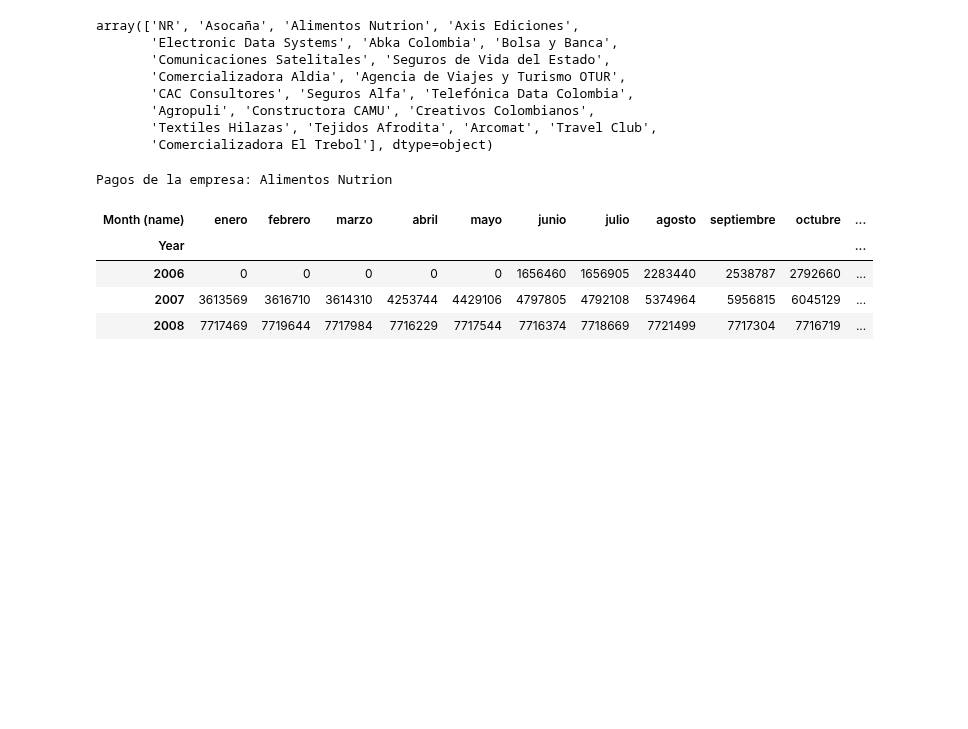
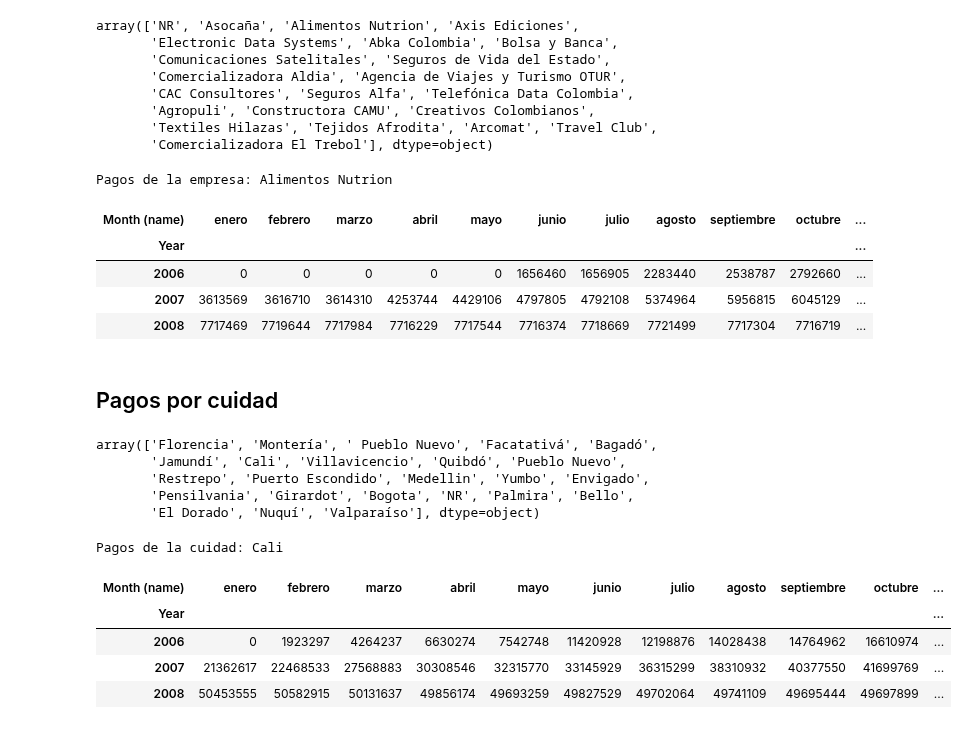
Before and after one commit to Jujo2040751/Proyecto-DataScience, a Jupyter notebook: proy.ipynb, the cells around one changed output. Drawn from its saved outputs; the diff is of its cells as text; code cells hidden in the pictures; blank space fills up the shorter version.

Commit message:
Pagos por cuidad

```diff
--- a/proy.ipynb
+++ b/proy.ipynb
@@ -485,3 +476,32 @@ Pagos de la empresa: Alimentos Nutrion
 | 2006 | 0 | 0 | 0 | 0 | 0 | 1656460 | 1656905 | 2283440 | 2538787 | 2792660 | ... |
 | 2007 | 3613569 | 3616710 | 3614310 | 4253744 | 4429106 | 4797805 | 4792108 | 5374964 | 5956815 | 6045129 | ... |
 | 2008 | 7717469 | 7719644 | 7717984 | 7716229 | 7717544 | 7716374 | 7718669 | 7721499 | 7717304 | 7716719 | ... |
+# %% [markdown]
+<h2>Pagos por cuidad
+# %%
+dF_dim_demografia["municipio"].unique()
+# %% [output]
+array(['Florencia', 'Montería', ' Pueblo Nuevo', 'Facatativá', 'Bagadó',
+       'Jamundí', 'Cali', 'Villavicencio', 'Quibdó', 'Pueblo Nuevo',
+       'Restrepo', 'Puerto Escondido', 'Medellin', 'Yumbo', 'Envigado',
+       'Pensilvania', 'Girardot', 'Bogota', 'NR', 'Palmira', 'Bello',
+       'El Dorado', 'Nuquí', 'Valparaíso'], dtype=object)
+# %%
+#ingresar la cuidad a consultar
+municipio="Cali"
+cuidad_pagos = df_pago_usuario.merge(dF_dim_demografia, on="key_demografia",  how='inner').groupby(["municipio"]).get_group(municipio).merge(pds.read_sql("SELECT * FROM \"dim_fecha\" ", dbConnection)[["key_fecha",  "Date", "Year", "Month (name)"]], on="key_fecha",  how='inner')
+cuidad_pagos["Month (name)"] = pds.Categorical(cuidad_pagos["Month (name)"], categories=months, ordered=True)
+cuidad_pagos.sort_values(by=["Year","Month (name)"], inplace=True)
+print(f"Pagos de la cuidad: {municipio}")
+pivot_table= pds.pivot_table(cuidad_pagos, values='valor_pagado',
+                                index='Year',
+                                columns='Month (name)',
+                                aggfunc=np.sum, fill_value=0)
+pivot_table
+# %% [output]
+Pagos de la cuidad: Cali
+| Month (name) | enero | febrero | marzo | abril | mayo | junio | julio | agosto | septiembre | octubre | ... |
+| Year |  |  |  |  |  |  |  |  |  |  | ... |
+| 2006 | 0 | 1923297 | 4264237 | 6630274 | 7542748 | 11420928 | 12198876 | 14028438 | 14764962 | 16610974 | ... |
+| 2007 | 21362617 | 22468533 | 27568883 | 30308546 | 32315770 | 33145929 | 36315299 | 38310932 | 40377550 | 41699769 | ... |
+| 2008 | 50453555 | 50582915 | 50131637 | 49856174 | 49693259 | 49827529 | 49702064 | 49741109 | 49695444 | 49697899 | ... |
```
Also changed, not shown: parts of 5 cells of this notebook.
